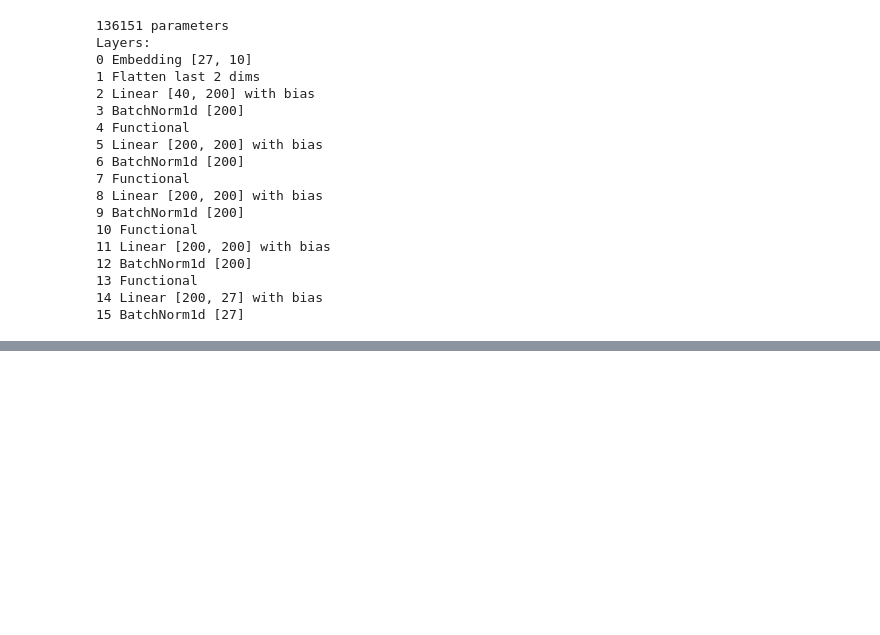
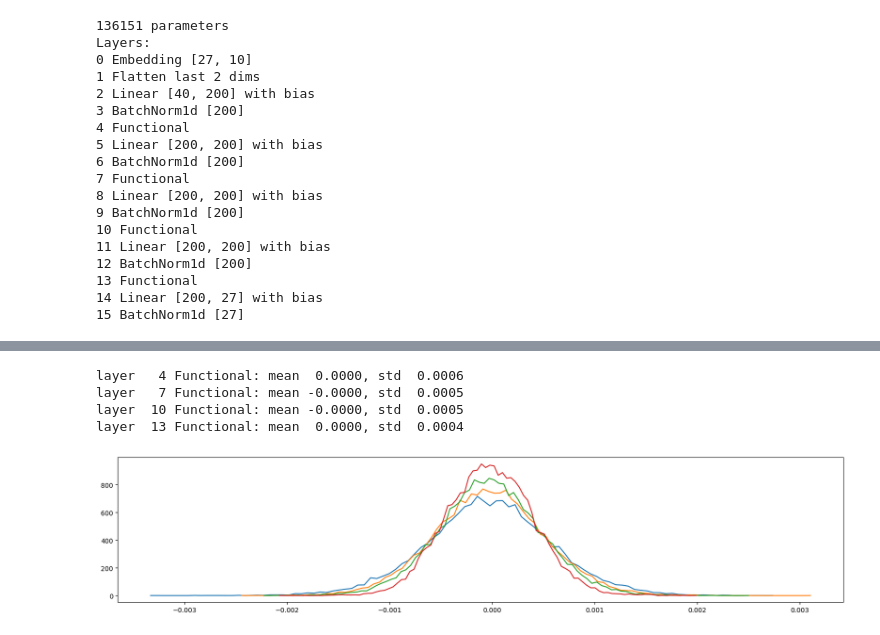
Before and after one commit to yvan-vivid/learning-ai, a Jupyter notebook: karpathy-series/notebooks/makemore/mpl_component_model.ipynb, the cells around one changed output, grey strips where cells are left out. Cells and saved outputs as stored; diff of their text form; code cells hidden in the pictures; blank space fills up the shorter version.

```diff
--- a/karpathy-series/notebooks/makemore/mpl_component_model.ipynb
+++ b/karpathy-series/notebooks/makemore/mpl_component_model.ipynb
@@ -81,0 +110,16 @@ plot(tensor(losses))
+# %%
+figure(figsize=(20, 4))
+legends = []
+for i, (component, out) in enumerate(record.items()):
+    if isinstance(component, Functional):
+        name = component.describe()
+        print(f"layer {i:>3} {name}: mean {out.grad.mean(): .4f}, std {out.grad.std(): .4f}")
+        hy, hx = histogram(out.grad, density=True)
+        plot(hx[:-1].detach(), hy.detach())
+        legends.append(f"layer {i} ({name})")
+# %% [output]
+layer   4 Functional: mean  0.0000, std  0.0006
+layer   7 Functional: mean -0.0000, std  0.0005
+layer  10 Functional: mean -0.0000, std  0.0005
+layer  13 Functional: mean  0.0000, std  0.0004
+[figure, added]
```
Also changed, not shown: parts of 7 cells of this notebook, 16 other files.
